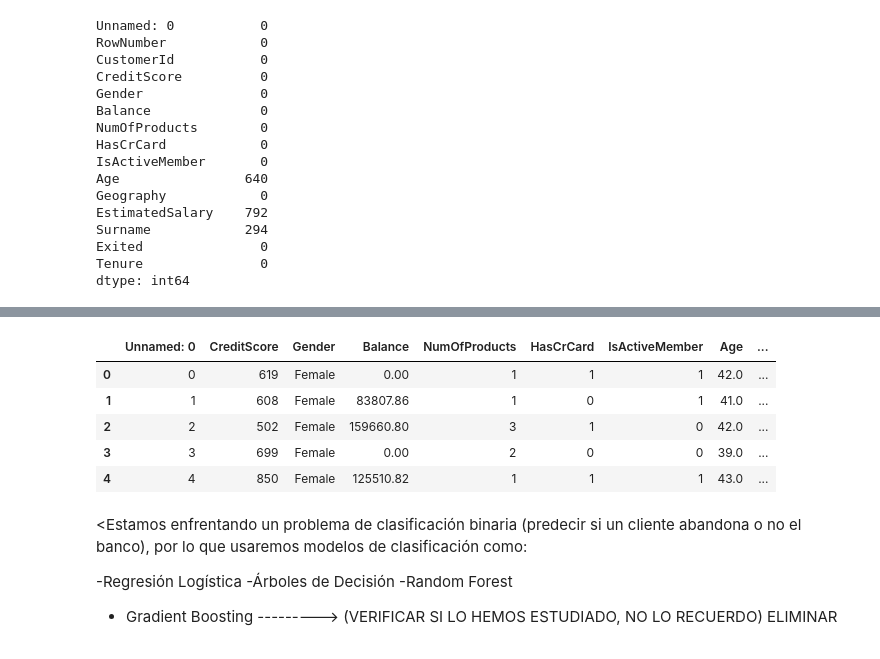
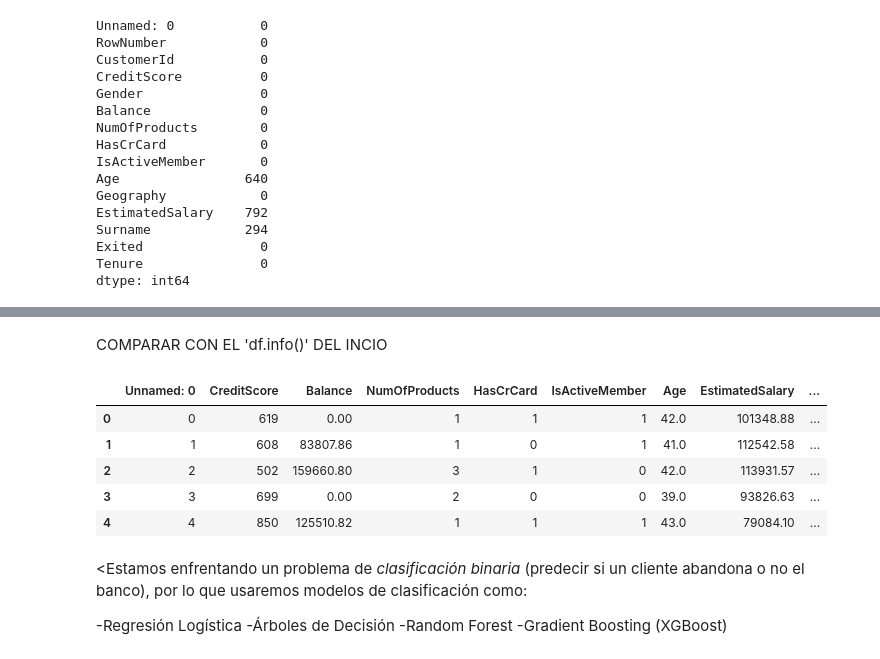
Before and after one commit to Retromantis/reto_estados_unidos, a Jupyter notebook: RETO_3.ipynb, the cells around one changed output, grey strips where cells are left out. Drawn from its saved outputs; the diff is of its cells as text; code cells hidden in the pictures.

```diff
--- a/RETO_3.ipynb
+++ b/RETO_3.ipynb
@@ -164,13 +211,20 @@ EstimatedSalary
-# %%
-# Procedemos a eliminar columnas no útiles
-
-df_cleaned = df.drop(columns=['RowNumber', 'CustomerId', 'Surname'])
-df_cleaned.head()
-# %% [output]
-|  | Unnamed: 0 | CreditScore | Gender | Balance | NumOfProducts | HasCrCard | IsActiveMember | Age | ... |
-| 0 | 0 | 619 | Female | 0.00 | 1 | 1 | 1 | 42.0 | ... |
-| 1 | 1 | 608 | Female | 83807.86 | 1 | 0 | 1 | 41.0 | ... |
-| 2 | 2 | 502 | Female | 159660.80 | 3 | 1 | 0 | 42.0 | ... |
-| 3 | 3 | 699 | Female | 0.00 | 2 | 0 | 0 | 39.0 | ... |
-| 4 | 4 | 850 | Female | 125510.82 | 1 | 1 | 1 | 43.0 | ... |
+# %% [markdown]
+COMPARAR CON EL 'df.info()' DEL INCIO
+# %%
+#CONVERSION DE VARIABLES CATEGORICAS A NUMERICAS (GENDER Y GEOGRAPHY)
+
+columnas_categoricas = ['Gender', 'Geography']
+
+# Aplica one-hot encoding
+df_encoded = pd.get_dummies(df, columns=columnas_categoricas)
+
+# El nuevo dataframe 'df_encoded' ahora contiene las columnas codificadas
+df_encoded.head()
+# %% [output]
+|  | Unnamed: 0 | CreditScore | Balance | NumOfProducts | HasCrCard | IsActiveMember | Age | EstimatedSalary | ... |
+| 0 | 0 | 619 | 0.00 | 1 | 1 | 1 | 42.0 | 101348.88 | ... |
+| 1 | 1 | 608 | 83807.86 | 1 | 0 | 1 | 41.0 | 112542.58 | ... |
+| 2 | 2 | 502 | 159660.80 | 3 | 1 | 0 | 42.0 | 113931.57 | ... |
+| 3 | 3 | 699 | 0.00 | 2 | 0 | 0 | 39.0 | 93826.63 | ... |
+| 4 | 4 | 850 | 125510.82 | 1 | 1 | 1 | 43.0 | 79084.10 | ... |
 # %%
@@ -185,12 +239,12 @@ y = df_cleaned['Exited']  # --> Variable Objetivo
 # Dividir los datos en conjuntos de entrenamiento y prueba
 X_train, X_test, y_train, y_test = train_test_split(X, y, test_size=0.3, random_state=42)
 # %% [markdown]
-<Estamos enfrentando un problema de clasificación binaria (predecir si un cliente abandona o no el banco), por lo que usaremos modelos de clasificación como:
+<Estamos enfrentando un problema de *clasificación binaria* (predecir si un cliente abandona o no el banco), por lo que usaremos modelos de clasificación como:
 
 -Regresión Logística
 -Árboles de Decisión
 -Random Forest
-- Gradient Boosting ---------> (VERIFICAR SI LO HEMOS ESTUDIADO, NO LO RECUERDO)  ELIMINAR
+-Gradient Boosting (XGBoost)
 # %%
 #APLICAMOS LOS DIFERENTES ALGORITMOS SELECCIONADOS PARA COMPARAR CUAL ES EL QUE MAS NOS CONVIENE:
 
```
Also changed, not shown: parts of 28 cells of this notebook.
